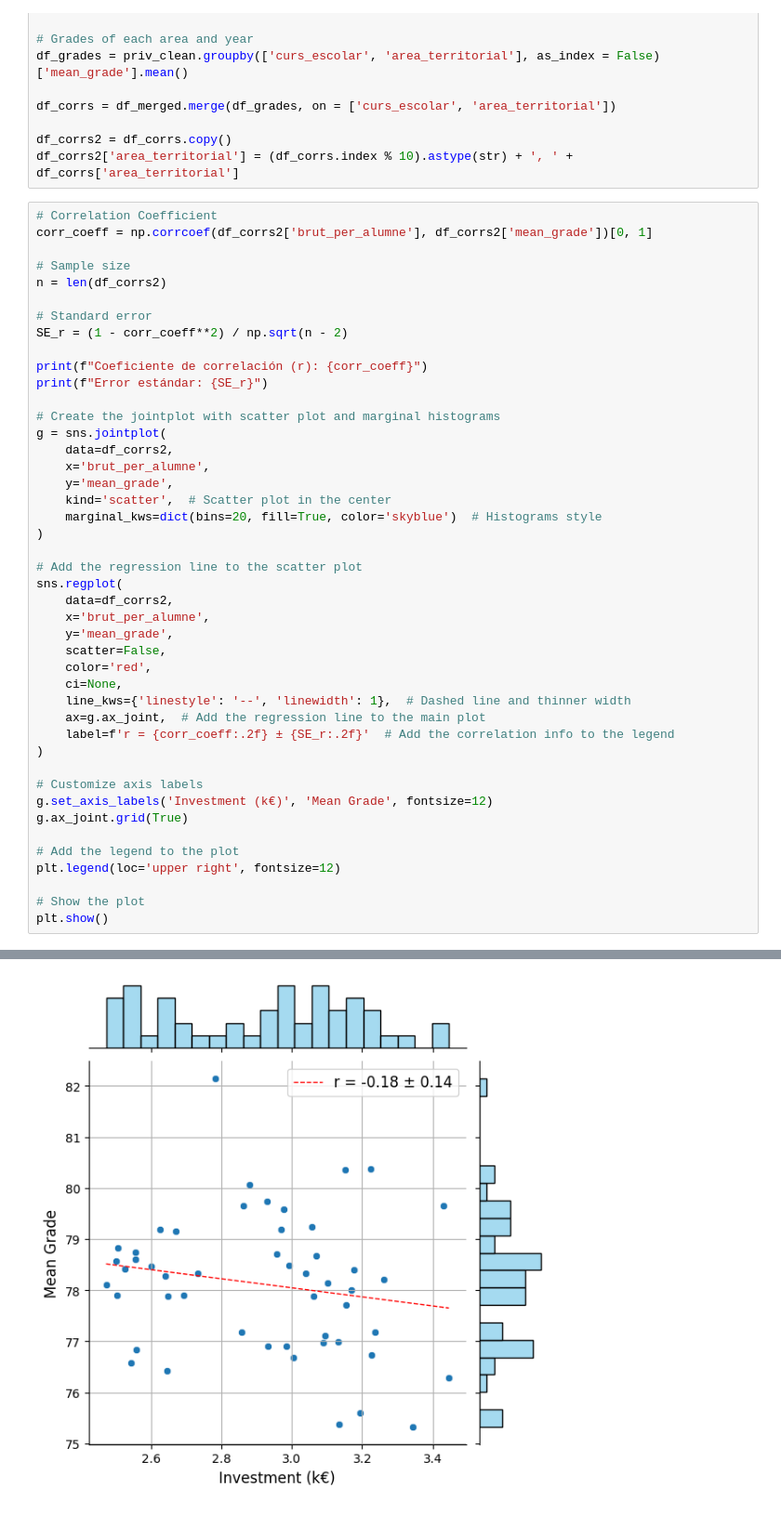
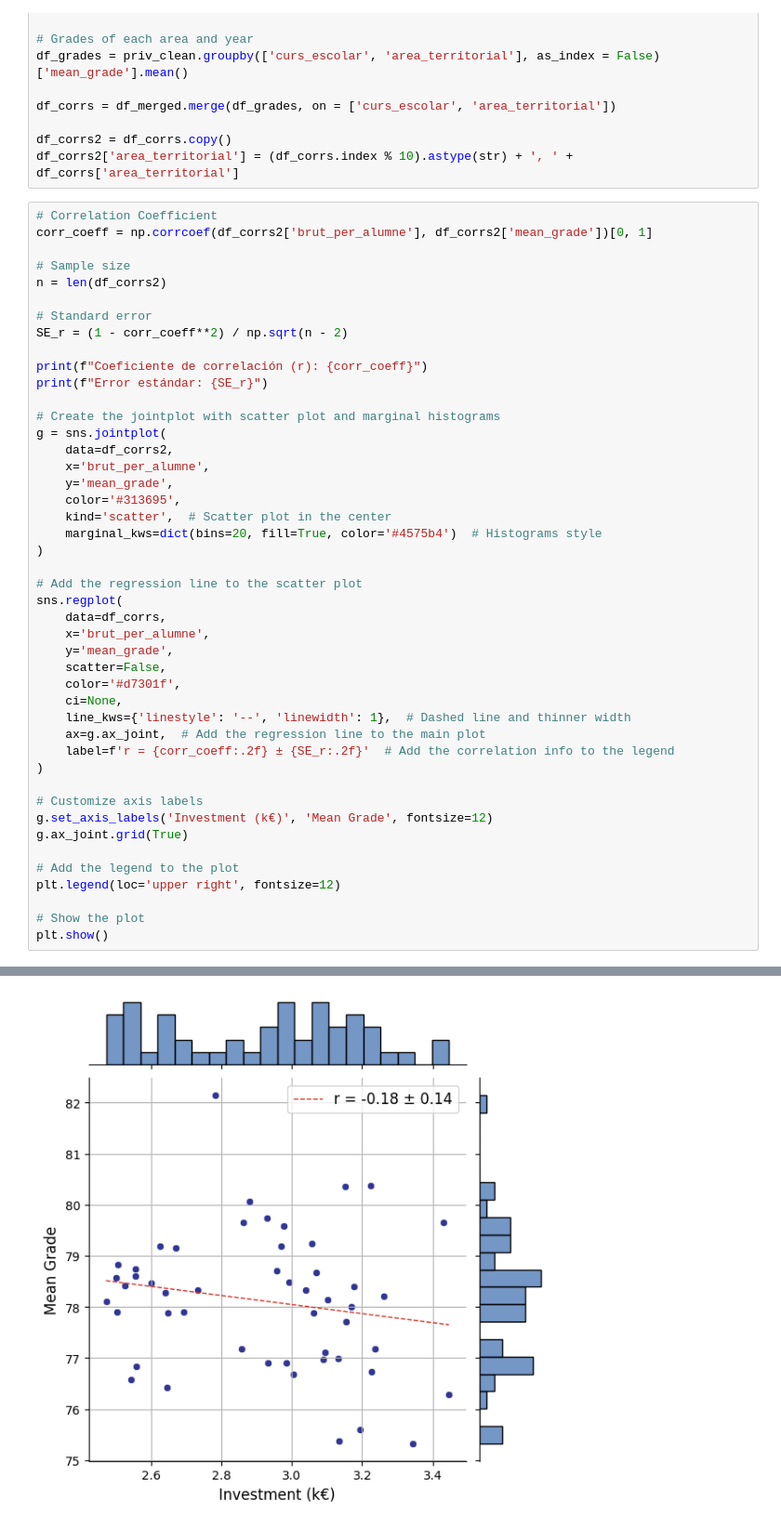
Before and after one commit to edejuan2002/avdm_Competecies, a Jupyter notebook: Eduardo/ed_approach.ipynb, the cells around one changed output, grey strips where cells are left out. Shown at 93% size. Cells and saved outputs as stored; diff of their text form.

```diff
--- a/Eduardo/ed_approach.ipynb
+++ b/Eduardo/ed_approach.ipynb
@@ -300,35 +286,36 @@ print(f"Error estándar: {SE_r}")
 g = sns.jointplot(
     data=df_corrs2,
     x='brut_per_alumne',
     y='mean_grade',
+    color='#313695',
     kind='scatter',  # Scatter plot in the center
-    marginal_kws=dict(bins=20, fill=True, color='skyblue')  # Histograms style
+    marginal_kws=dict(bins=20, fill=True, color='#4575b4')  # Histograms style
 )
 
 # Add the regression line to the scatter plot
 sns.regplot(
-    data=df_corrs2,
+    data=df_corrs,
     x='brut_per_alumne',
     y='mean_grade',
     scatter=False,
-    color='red',
+    color='#d7301f',
     ci=None,
     line_kws={'linestyle': '--', 'linewidth': 1},  # Dashed line and thinner width
     ax=g.ax_joint,  # Add the regression line to the main plot
     label=f'r = {corr_coeff:.2f} ± {SE_r:.2f}'  # Add the correlation info to the legend
 )
 
 # Customize axis labels
 g.set_axis_labels('Investment (k€)', 'Mean Grade', fontsize=12)
 g.ax_joint.grid(True)
 
 # Add the legend to the plot
 plt.legend(loc='upper right', fontsize=12)
 
 # Show the plot
 plt.show()
 # %% [output]
 Coeficiente de correlación (r): -0.1789163026653299
 Error estándar: 0.13971717117225424
-[figure, old version]
+[figure, new version]
 # %%
```
Also changed, not shown: parts of 5 cells of this notebook.
